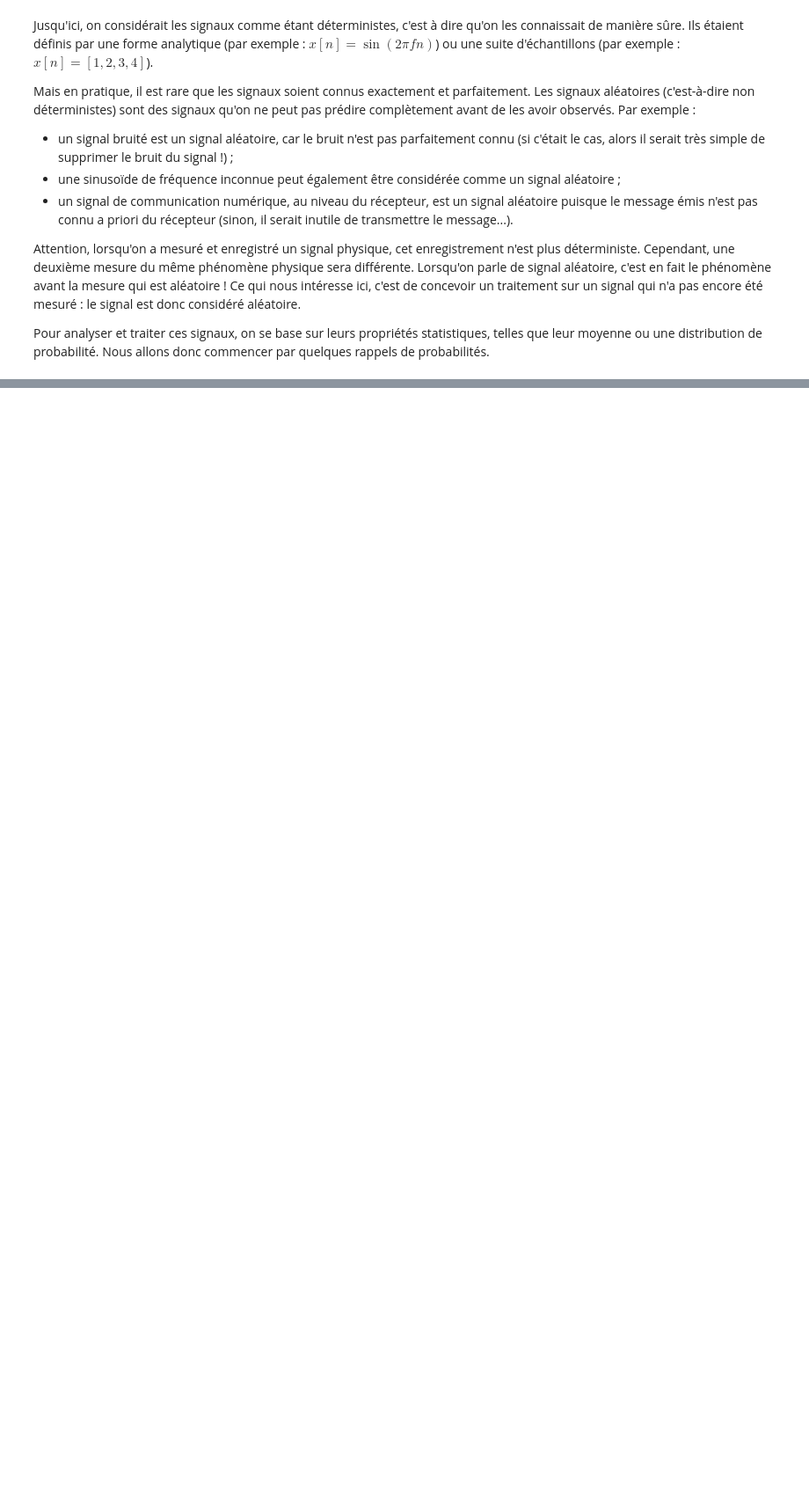
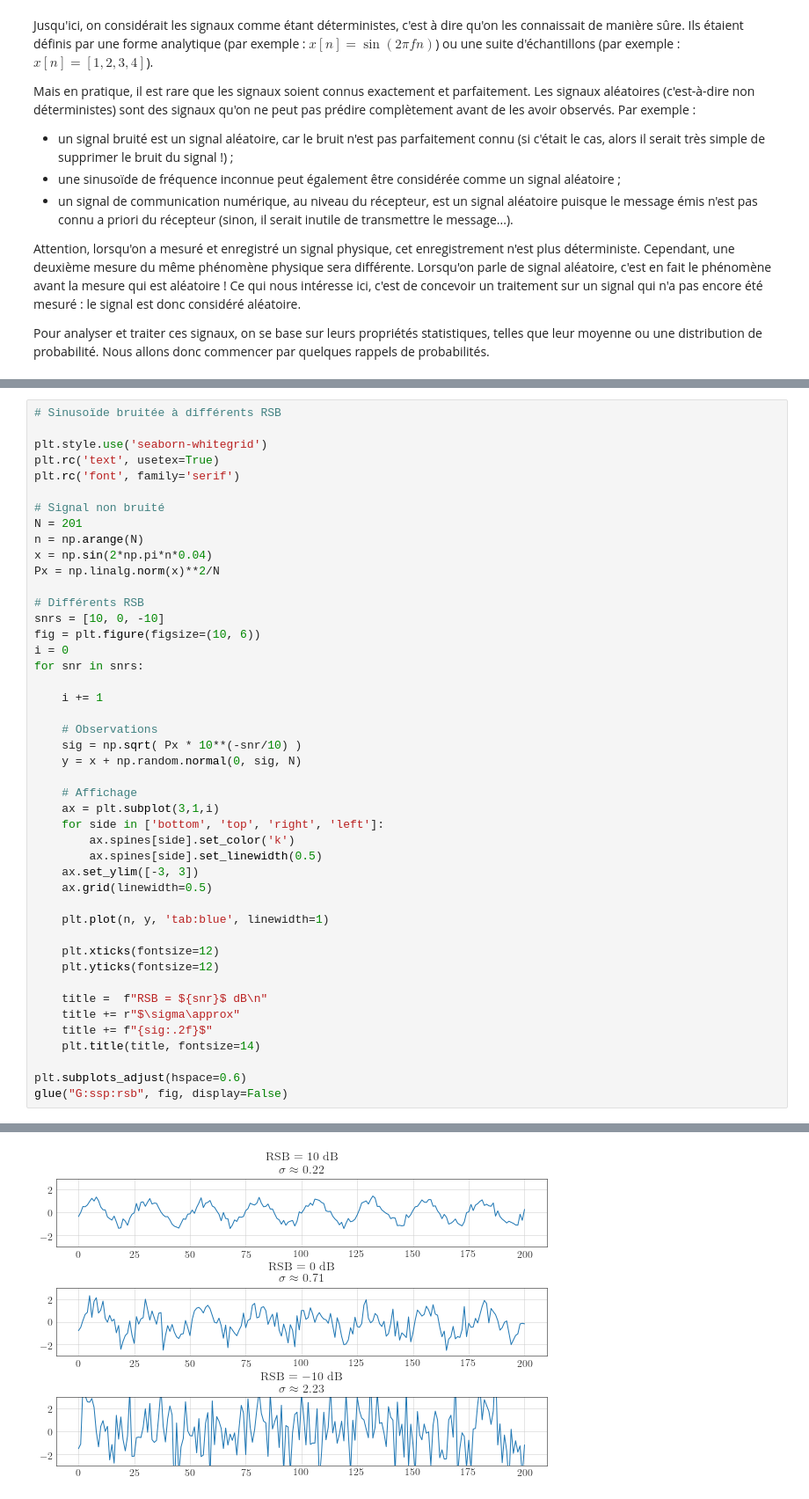
Before and after one commit to vincmazet/signal2, a Jupyter notebook: _sources/ssp-bruit.ipynb, the cells around one changed output, grey strips where cells are left out. Shown: that part at 88% size. Drawn from its saved outputs; the diff is of its cells as text; blank space fills up the shorter version.

```diff
--- a/_sources/ssp-bruit.ipynb
+++ b/_sources/ssp-bruit.ipynb
@@ -343,0 +349,46 @@ Notez que dans le cas d'un bruit blanc, la puissance du bruit $P_b$ est égale
+# %%
+# Sinusoïde bruitée à différents RSB
+
+plt.style.use('seaborn-whitegrid')
+plt.rc('text', usetex=True)
+plt.rc('font', family='serif')
+
+# Signal non bruité
+N = 201
+n = np.arange(N)
+x = np.sin(2*np.pi*n*0.04)
+Px = np.linalg.norm(x)**2/N
+
+# Différents RSB
+snrs = [10, 0, -10]
+fig = plt.figure(figsize=(10, 6))
+i = 0
+for snr in snrs:
+
+    i += 1
+
+    # Observations
+    sig = np.sqrt( Px * 10**(-snr/10) )
+    y = x + np.random.normal(0, sig, N)
+
+    # Affichage
+    ax = plt.subplot(3,1,i)
+    for side in ['bottom', 'top', 'right', 'left']:
+        ax.spines[side].set_color('k')
+        ax.spines[side].set_linewidth(0.5)
+    ax.set_ylim([-3, 3])
+    ax.grid(linewidth=0.5)
+
+    plt.plot(n, y, 'tab:blue', linewidth=1)
+
+    plt.xticks(fontsize=12)
+    plt.yticks(fontsize=12)
+
+    title =  f"RSB = ${snr}$ dB\n"
+    title += r"$\sigma\approx"
+    title += f"{sig:.2f}$"
+    plt.title(title, fontsize=14)
+
+plt.subplots_adjust(hspace=0.6)
+glue("G:ssp:rsb", fig, display=False)
+# %% [output]
@@ -343,0 +396 @@ Notez que dans le cas d'un bruit blanc, la puissance du bruit $P_b$ est égale
+[figure, added]
```
Also changed, not shown: parts of 5 cells of this notebook, 12 other files.
